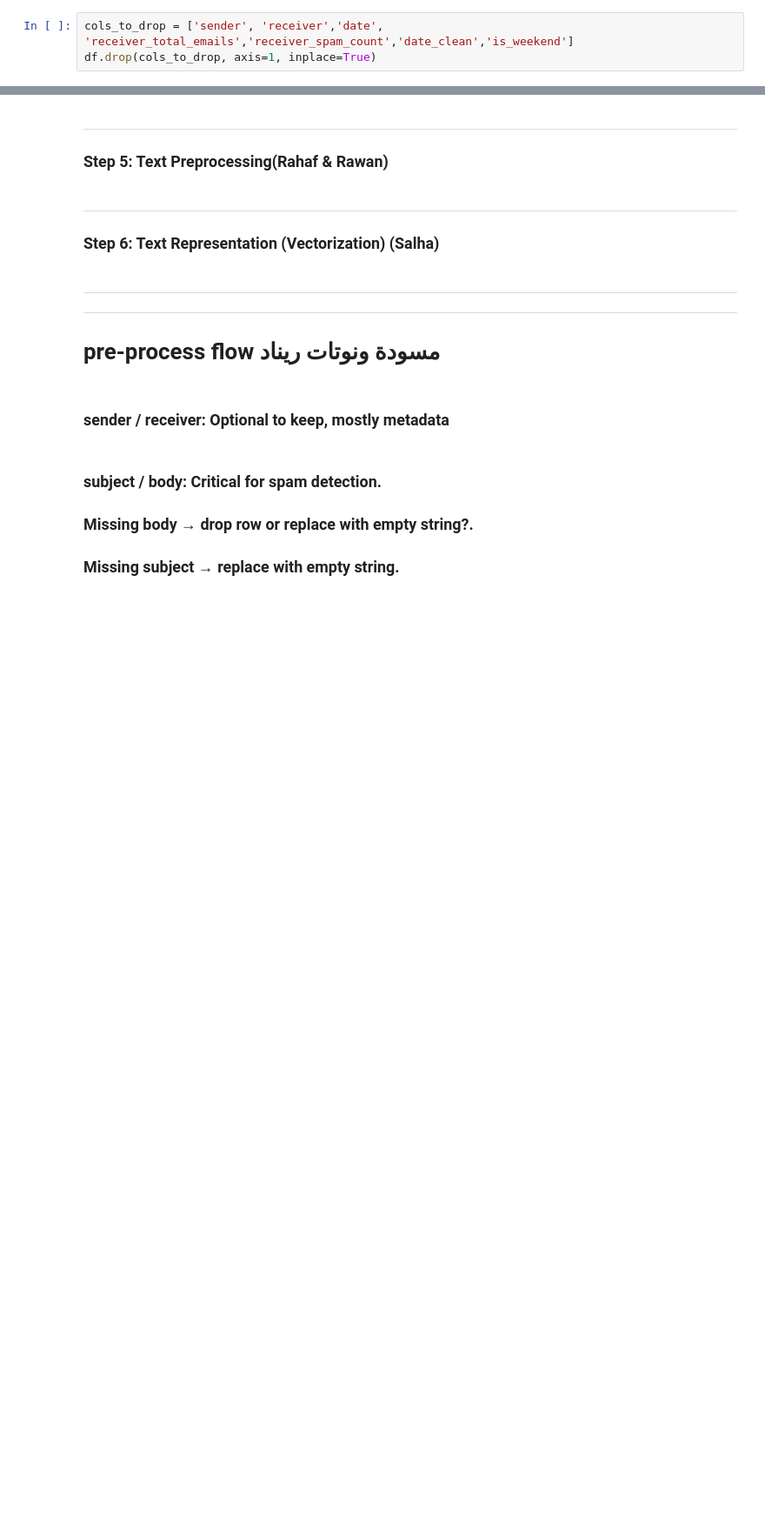
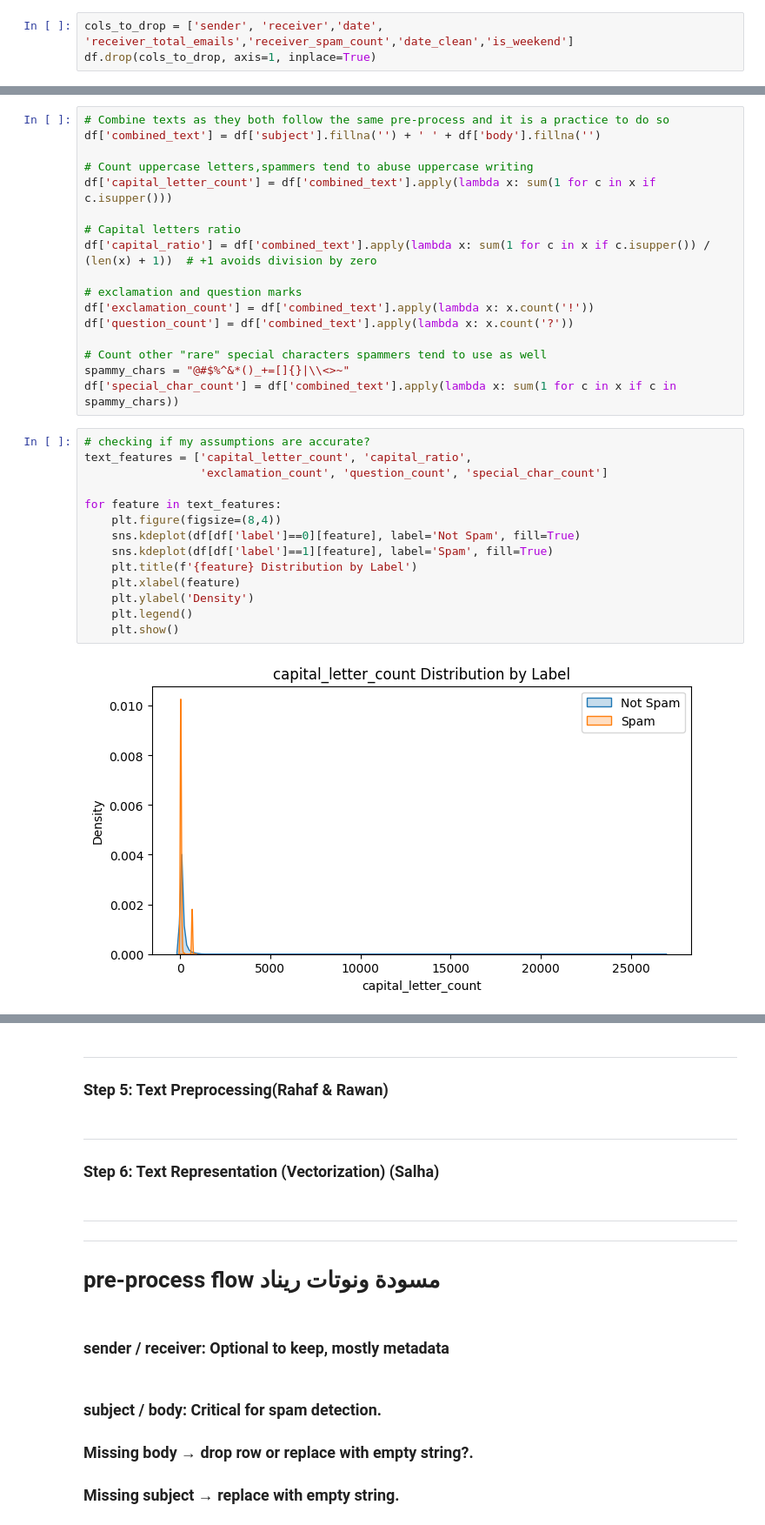
Before and after one commit to Renadyousef/SWE485-Project-Group1, a Jupyter notebook: Phase1_Data_Exploration.ipynb, the cells around one changed output, grey strips where cells are left out. Shown at 87% size. Saved outputs shown, nothing was run; the diff lists cells and outputs as text; blank space fills up the shorter version.

```diff
--- a/Phase1_Data_Exploration.ipynb
+++ b/Phase1_Data_Exploration.ipynb
@@ -655,0 +675,33 @@ df.head()
+# %%
+# Combine texts as they both follow the same pre-process and it is a practice to do so
+df['combined_text'] = df['subject'].fillna('') + ' ' + df['body'].fillna('')
+
+# Count uppercase letters,spammers tend to abuse uppercase writing
+df['capital_letter_count'] = df['combined_text'].apply(lambda x: sum(1 for c in x if c.isupper()))
+
+# Capital letters ratio
+df['capital_ratio'] = df['combined_text'].apply(lambda x: sum(1 for c in x if c.isupper()) / (len(x) + 1))  # +1 avoids division by zero
+
+# exclamation and question marks
+df['exclamation_count'] = df['combined_text'].apply(lambda x: x.count('!'))
+df['question_count'] = df['combined_text'].apply(lambda x: x.count('?'))
+
+# Count other "rare" special characters spammers tend to use as well
+spammy_chars = "@#$%^&*()_+=[]{}|\\<>~"
+df['special_char_count'] = df['combined_text'].apply(lambda x: sum(1 for c in x if c in spammy_chars))
+# %%
+# checking if my assumptions are accurate?
+text_features = ['capital_letter_count', 'capital_ratio',
+                 'exclamation_count', 'question_count', 'special_char_count']
+
+for feature in text_features:
+    plt.figure(figsize=(8,4))
+    sns.kdeplot(df[df['label']==0][feature], label='Not Spam', fill=True)
+    sns.kdeplot(df[df['label']==1][feature], label='Spam', fill=True)
+    plt.title(f'{feature} Distribution by Label')
+    plt.xlabel(feature)
+    plt.ylabel('Density')
+    plt.legend()
+    plt.show()
+# %% [output]
+[figure, added]
```
Also changed, not shown: parts of 10 cells of this notebook.
